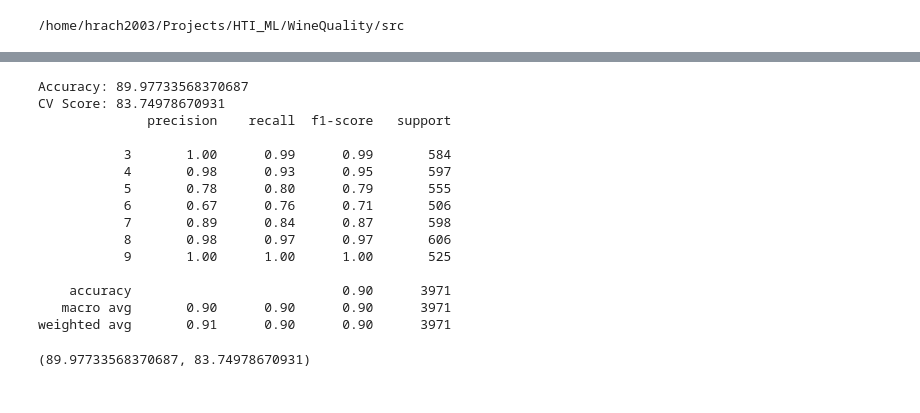
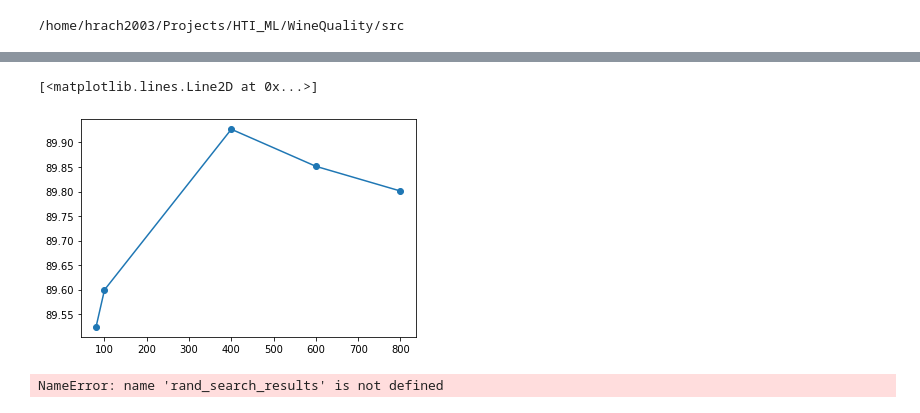
Before and after one commit to Hrach2003/WineQuality, a Jupyter notebook: src/notebooks/optimizing_parameters.ipynb, the cells around one changed output, grey strips where cells are left out. Cells and saved outputs as stored; diff of their text form; code cells hidden in the pictures.

Commit message:
finalizing models

```diff
--- a/src/notebooks/optimizing_parameters.ipynb
+++ b/src/notebooks/optimizing_parameters.ipynb
@@ -80,3 +62,9 @@ weighted avg       0.90      0.89      0.90      3971
 # %%
-from models.RandomForestClassifier import getRandomizedSearchParams, searchBestParamsRandomizedSearch, getGridSearchParams, gridSearch
-random_grid = getRandomizedSearchParams()
+random_grid = {
+    'bootstrap': [True, False],
+    'max_depth': [None, 5, 10, 15],
+    'max_features': ['auto', 'sqrt', 'log2'],
+    'min_samples_leaf': [1, 2, 4],
+    'min_samples_split': [2, 5, 10],
+    'n_estimators': [200, 400, 600]
+}
@@ -91,14 +72,13 @@ random_grid = getRandomizedSearchParams()
 from sklearn.model_selection import train_test_split
 x_train, x_test, y_train, y_test = train_test_split(X, y, test_size=0.2, random_state=42)
 # %%
-searchBestParamsRandomizedSearch(rf, x_train, y_train, random_grid)
+rand_search_results = randomizedSearch(rf, x_train, y_train, random_grid)
+rand_search_results
 #  result
-# {
-#  'n_estimators': 600,
+# {'n_estimators': 600,
 #  'min_samples_split': 2,
-#  'min_samples_leaf': 1,
-#  'max_features': 'auto',
+#  'min_samples_leaf': 2,
+#  'max_features': 'sqrt',
 #  'max_depth': None,
-#  'bootstrap': False
-# }
+#  'bootstrap': False}
 # %% [output]
@@ -119,2 +106,8 @@ Fitting 3 folds for each of 3 candidates, totalling 9 fits
  'max_depth': None,
  'bootstrap': False}
+# %%
+rf_result = pd.DataFrame(index=['accuracy', 'cv score'])
+for n in [80, 100, 400, 600, 800]:
+    params = {**rand_search_results, "n_estimators":n}
+    rf = RandomForestClassifier(**params, random_state=42)
+    rf_result[n] = classify(rf, X, y)
@@ -121,29 +132,16 @@ Fitting 3 folds for each of 3 candidates, totalling 9 fits
+# %%
+# rf_result = rf_result.T
+# rf_result['n_tree'] = rf_result.index
+plt.plot(rf_result['n_tree'], rf_result['accuracy'], marker='o')
+# %% [output]
+[<matplotlib.lines.Line2D at 0x...>]
+[figure, added]
 # %%
 best_params_rf = {
- 'n_estimators': 600,
- 'min_samples_split': 2,
- 'min_samples_leaf': 1,
- 'max_features': 'auto',
- 'max_depth': None,
- 'bootstrap': False
+ **rand_search_results,
+ 'n_estimators': 400,
 }
-rf_rand = RandomForestClassifier(**best_params_rf)
-classify(rf_rand, X, y)
+best_params_rf
 # %% [output]
-Accuracy: 89.97733568370687
-CV Score: 83.74978670931
-              precision    recall  f1-score   support
-
-           3       1.00      0.99      0.99       584
-           4       0.98      0.93      0.95       597
-           5       0.78      0.80      0.79       555
-           6       0.67      0.76      0.71       506
-           7       0.89      0.84      0.87       598
-           8       0.98      0.97      0.97       606
-           9       1.00      1.00      1.00       525
-
-    accuracy                           0.90      3971
-   macro avg       0.90      0.90      0.90      3971
-weighted avg       0.91      0.90      0.90      3971
+NameError: name 'rand_search_results' is not defined
-(89.97733568370687, 83.74978670931)
 # %%
```
Also changed, not shown: parts of 25 cells of this notebook, 11 other files.
